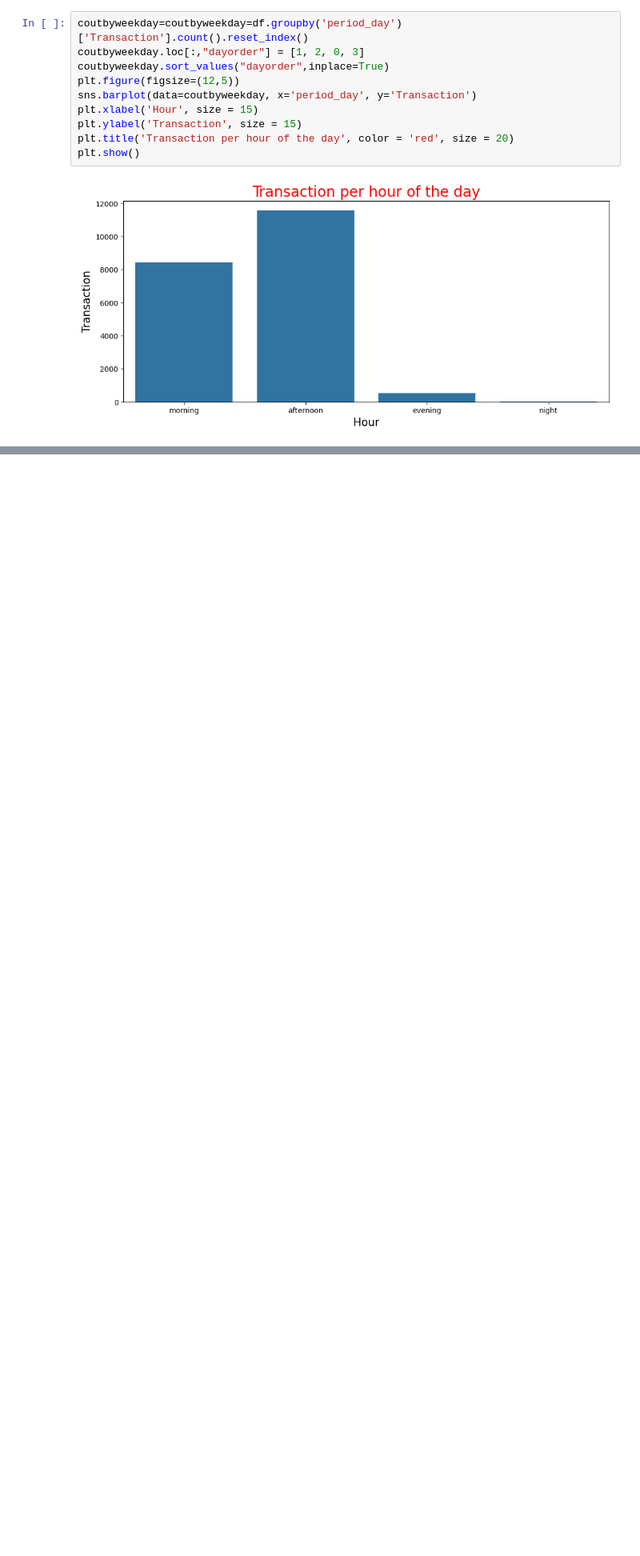
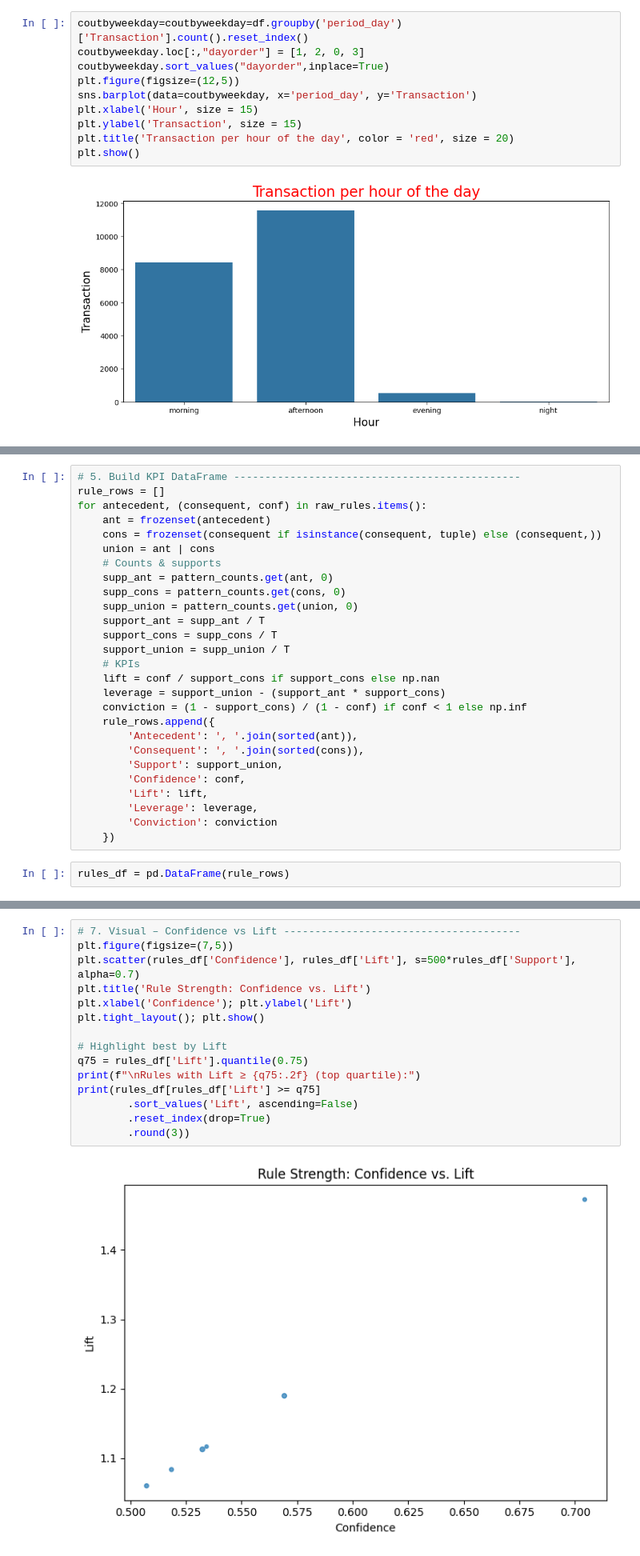
Before and after one commit to mmilannaik/BigOCheatSheet, a Jupyter notebook: HM_03_Retail_MBA.ipynb, the cells around one changed output, grey strips where cells are left out. Shown at 80% size. Cells and saved outputs as stored; diff of their text form; blank space fills up the shorter version.

```diff
--- a/HM_03_Retail_MBA.ipynb
+++ b/HM_03_Retail_MBA.ipynb
@@ -225,0 +355,29 @@ plt.show()
+# %%
+# 5. Build KPI DataFrame ----------------------------------------------
+rule_rows = []
+for antecedent, (consequent, conf) in raw_rules.items():
+    ant = frozenset(antecedent)
+    cons = frozenset(consequent if isinstance(consequent, tuple) else (consequent,))
+    union = ant | cons
+    # Counts & supports
+    supp_ant = pattern_counts.get(ant, 0)
+    supp_cons = pattern_counts.get(cons, 0)
+    supp_union = pattern_counts.get(union, 0)
+    support_ant = supp_ant / T
+    support_cons = supp_cons / T
+    support_union = supp_union / T
+    # KPIs
+    lift = conf / support_cons if support_cons else np.nan
+    leverage = support_union - (support_ant * support_cons)
+    conviction = (1 - support_cons) / (1 - conf) if conf < 1 else np.inf
+    rule_rows.append({
+        'Antecedent': ', '.join(sorted(ant)),
+        'Consequent': ', '.join(sorted(cons)),
+        'Support': support_union,
+        'Confidence': conf,
+        'Lift': lift,
+        'Leverage': leverage,
+        'Conviction': conviction
+    })
+# %%
+rules_df = pd.DataFrame(rule_rows)
@@ -225,0 +408,17 @@ plt.show()
+# %%
+# 7. Visual – Confidence vs Lift --------------------------------------
+plt.figure(figsize=(7,5))
+plt.scatter(rules_df['Confidence'], rules_df['Lift'], s=500*rules_df['Support'], alpha=0.7)
+plt.title('Rule Strength: Confidence vs. Lift')
+plt.xlabel('Confidence'); plt.ylabel('Lift')
+plt.tight_layout(); plt.show()
+
+# Highlight best by Lift
+q75 = rules_df['Lift'].quantile(0.75)
+print(f"\nRules with Lift ≥ {q75:.2f} (top quartile):")
+print(rules_df[rules_df['Lift'] >= q75]
+        .sort_values('Lift', ascending=False)
+        .reset_index(drop=True)
+        .round(3))
+# %% [output]
+[figure, added]
```
Also changed, not shown: parts of 18 cells of this notebook.
